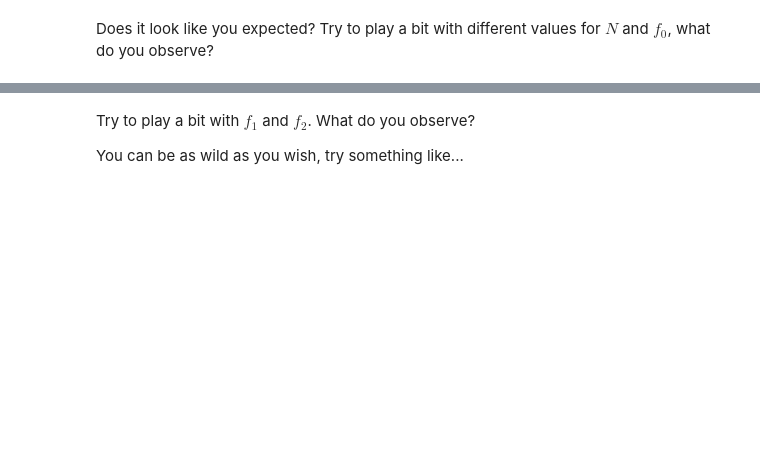
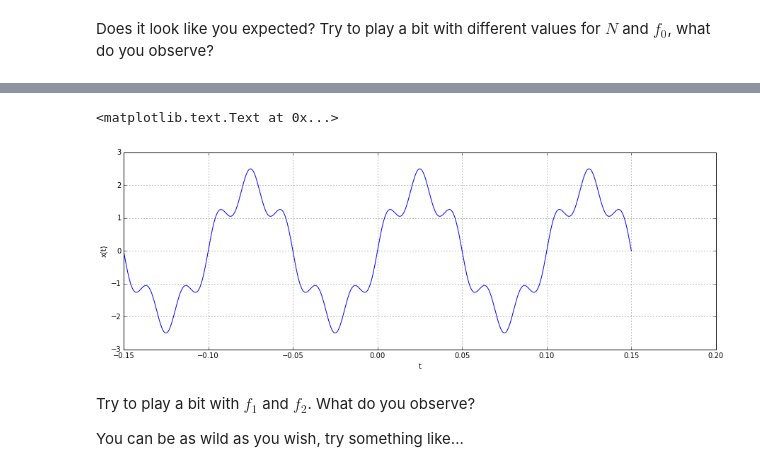
Before and after one commit to federicobozzini/unige-digital-signal-image-processing, a Jupyter notebook: lab0_part1/lab0_p1_STUDENTS.ipynb, the cells around one changed output, grey strips where cells are left out. Drawn from its saved outputs; the diff is of its cells as text; code cells hidden in the pictures; blank space fills up the shorter version.

```diff
--- a/lab0_part1/lab0_p1_STUDENTS.ipynb
+++ b/lab0_part1/lab0_p1_STUDENTS.ipynb
@@ -175,3 +244,14 @@ Does it look like you expected? Try to play a bit with different values for $N$
+# %%
+# --- complete here --- #
+f1 = 10
+f2 = 50
+plt.plot(a, 2*np.sin(2*np.pi*f1*a)+0.5*np.sin(2*np.pi*f2*a))
+plt.grid()
+plt.xlabel('t')
+plt.ylabel('x(t)')
+# %% [output]
+<matplotlib.text.Text at 0x...>
+[figure, added]
 # %% [markdown]
 Try to play a bit with $f_1$ and $f_2$. What do you observe?
 
```
Also changed, not shown: parts of 27 cells of this notebook.
